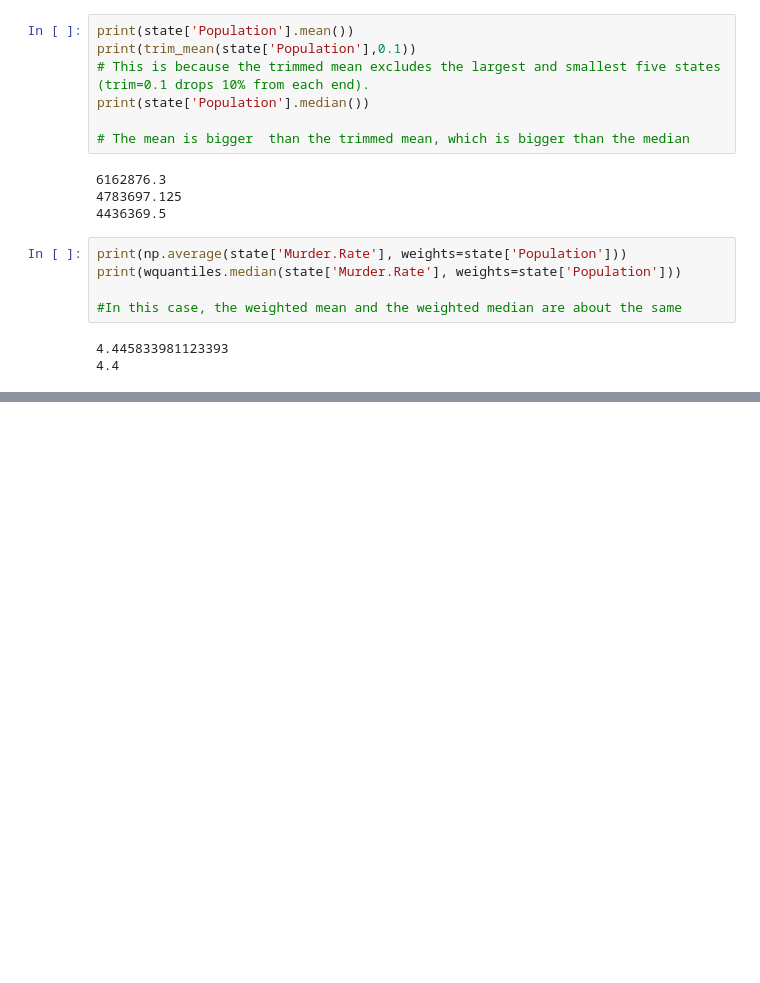
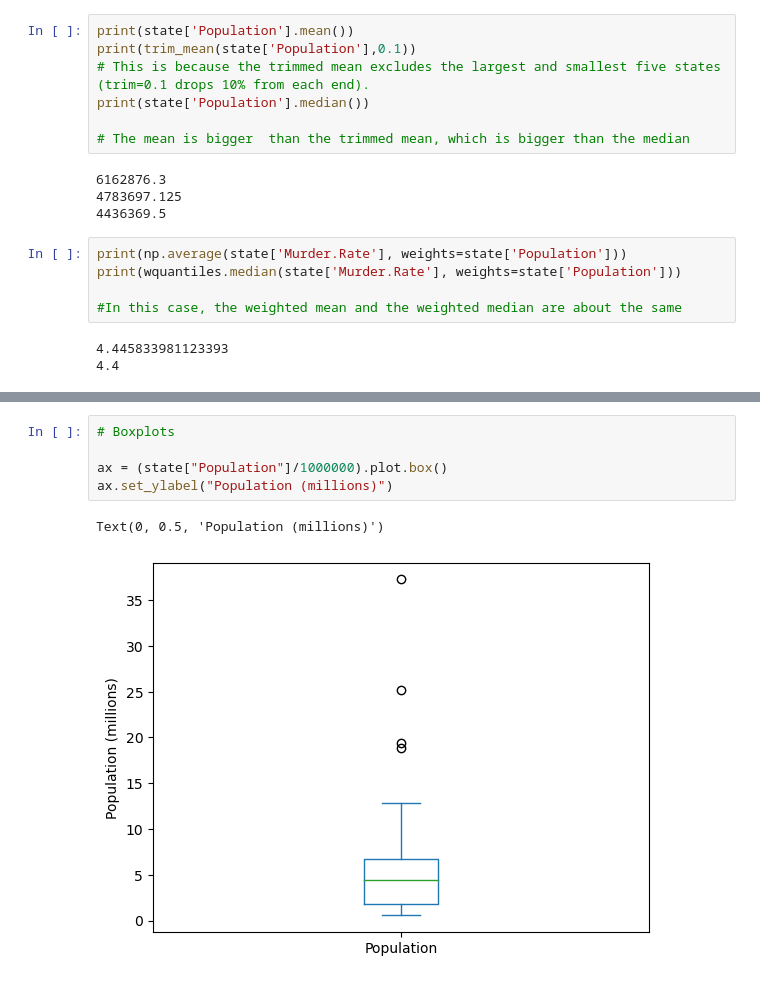
Before and after one commit to joshoandres13/pandas_practice, a Jupyter notebook: practical_statistics.ipynb, the cells around one changed output, grey strips where cells are left out. Cells and saved outputs as stored; diff of their text form; blank space fills up the shorter version.

```diff
--- a/practical_statistics.ipynb
+++ b/practical_statistics.ipynb
@@ -70,0 +94,8 @@ print(wquantiles.median(state['Murder.Rate'], weights=state['Population']))
+# %%
+# Boxplots
+
+ax = (state["Population"]/1000000).plot.box()
+ax.set_ylabel("Population (millions)")
+# %% [output]
+Text(0, 0.5, 'Population (millions)')
+[figure, added]
```
Also changed, not shown: parts of 6 cells of this notebook.
